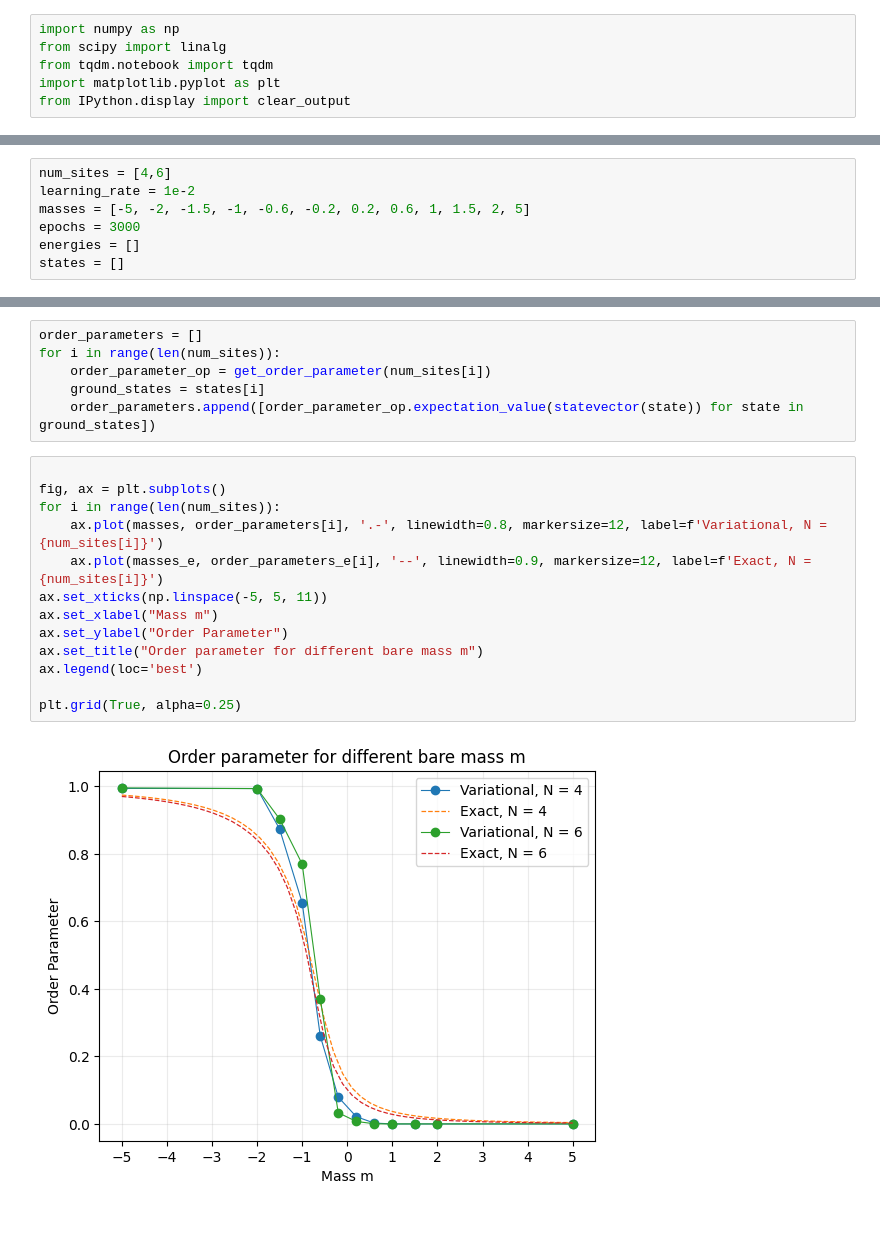
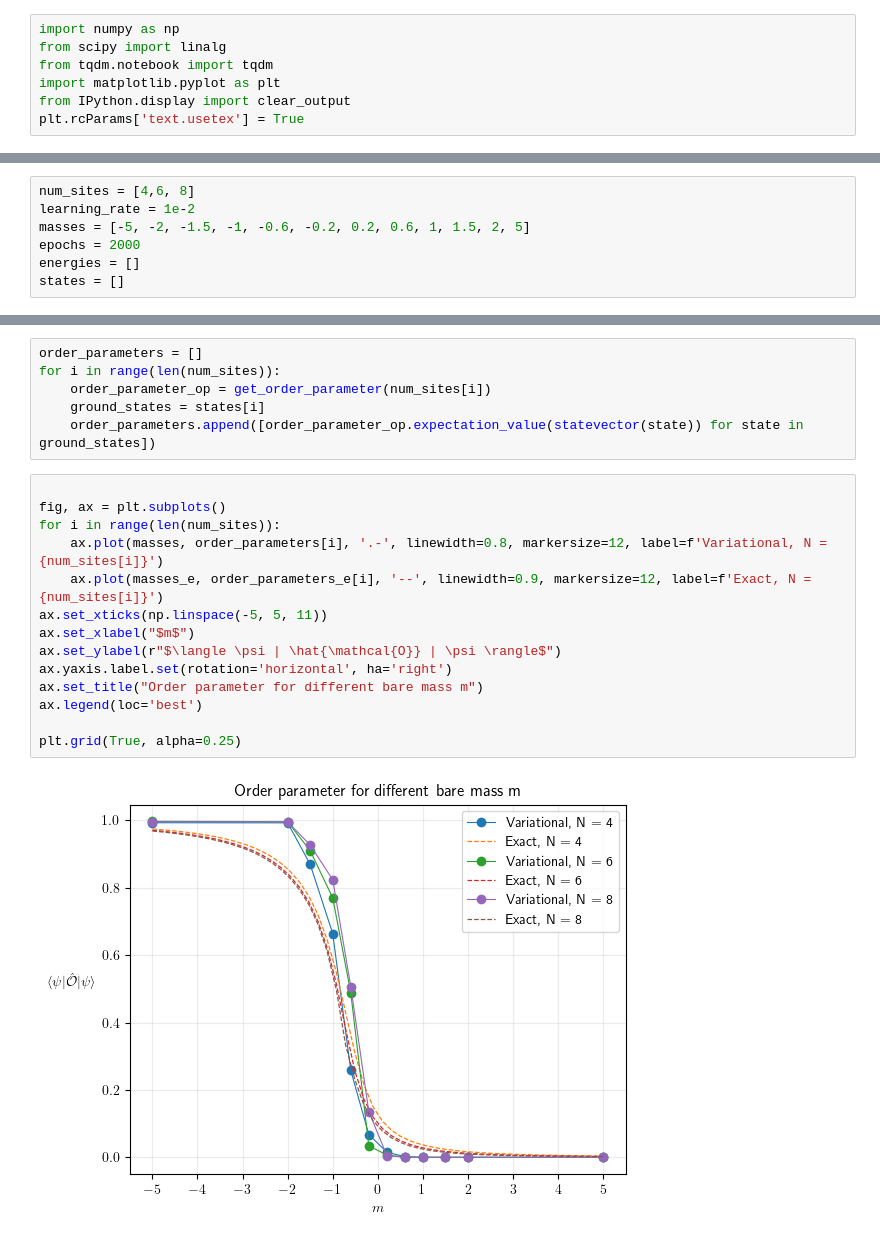
Before and after one commit to adithyarao3103/Schwinger-Model, a Jupyter notebook: vqe_gs_schwinger.ipynb, the cells around one changed output, grey strips where cells are left out. Drawn from its saved outputs; the diff is of its cells as text.

```diff
--- a/vqe_gs_schwinger.ipynb
+++ b/vqe_gs_schwinger.ipynb
@@ -4,6 +4,7 @@ from scipy import linalg
 from tqdm.notebook import tqdm
 import matplotlib.pyplot as plt
 from IPython.display import clear_output
+plt.rcParams['text.usetex'] = True
 # %%
 class statevector(np.ndarray): #extends the np.ndarray class to add functionalities like normalize, evolve under hamiltonian and also obtain density matrix
     def __new__(cls, input_array):
@@ -509,10 +531,10 @@ def get_init_state(N:int, m:float):
 
     return psi
 # %%
-num_sites = [4,6]
+num_sites = [4,6, 8]
 learning_rate = 1e-2
 masses = [-5, -2, -1.5, -1, -0.6, -0.2, 0.2, 0.6, 1, 1.5, 2, 5]
-epochs = 3000
+epochs = 2000
 energies = []
 states = []
 # %%
@@ -619,18 +642,19 @@ for i in range(len(num_sites)):
 # %%
 
 fig, ax = plt.subplots()
 for i in range(len(num_sites)):
     ax.plot(masses, order_parameters[i], '.-', linewidth=0.8, markersize=12, label=f'Variational, N = {num_sites[i]}')
     ax.plot(masses_e, order_parameters_e[i], '--', linewidth=0.9, markersize=12, label=f'Exact, N = {num_sites[i]}')
 ax.set_xticks(np.linspace(-5, 5, 11))
-ax.set_xlabel("Mass m")
-ax.set_ylabel("Order Parameter")
+ax.set_xlabel("$m$")
+ax.set_ylabel(r"$\langle \psi | \hat{\mathcal{O}} | \psi \rangle$")
+ax.yaxis.label.set(rotation='horizontal', ha='right')
 ax.set_title("Order parameter for different bare mass m")
 ax.legend(loc='best')
 
 plt.grid(True, alpha=0.25)
 # %% [output]
-[figure, old version]
+[figure, new version]
 # %%
 fig, ax = plt.subplots()
 for i in range(len(num_sites)):
```
Also changed, not shown: parts of 12 cells of this notebook, 9 other files.
